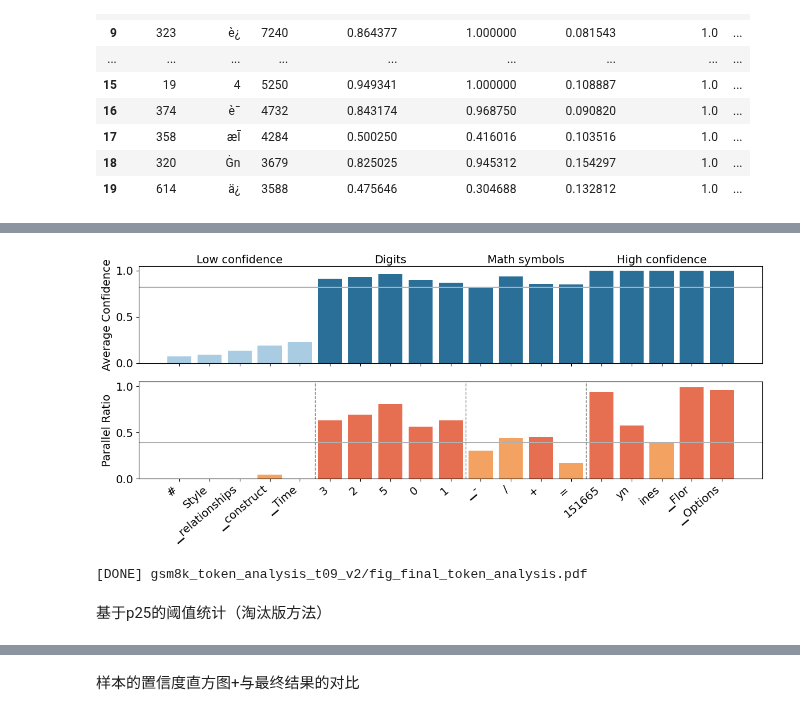
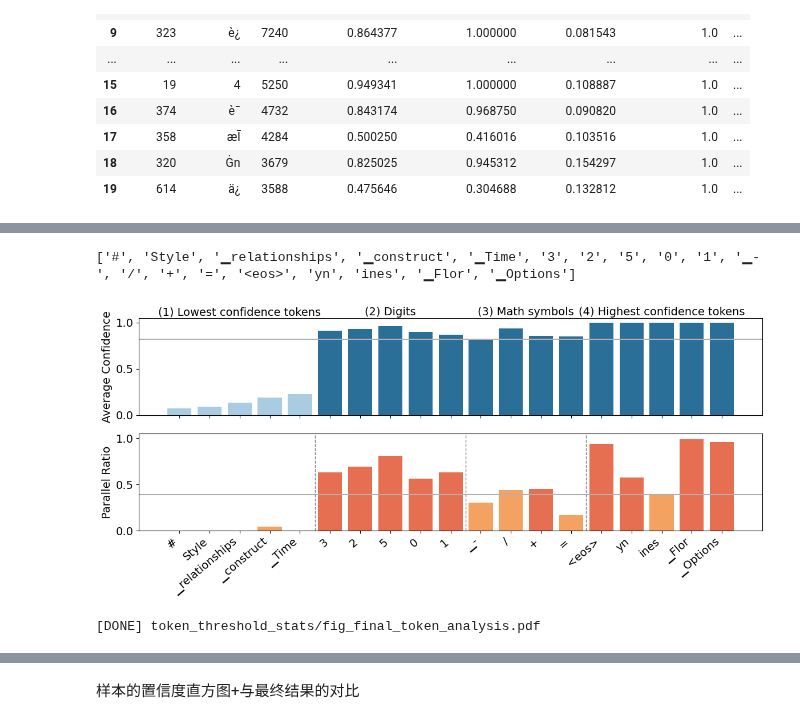
Before and after one commit to duterscmy/Prophet, a Jupyter notebook: analysis_confidence.ipynb, the cells around one changed output, grey strips where cells are left out. Cells and saved outputs as stored; diff of their text form; code cells hidden in the pictures.

```diff
--- a/analysis_confidence.ipynb
+++ b/analysis_confidence.ipynb
@@ -591,7 +786,7 @@ def pick_low_confidence_tokens(stats, k=5, used_ids=None):
     used_ids = used_ids or set()
     df = stats[~stats["token_id"].isin(used_ids)].copy()
     df = df.sort_values("mean_confidence", ascending=True).head(k)
-    df["category"] = "Low confidence"
+    df["category"] = "(1) Lowest confidence tokens"
     return df
 
 
@@ -599,7 +794,7 @@ def pick_high_confidence_tokens(stats, k=5, used_ids=None):
     used_ids = used_ids or set()
     df = stats[~stats["token_id"].isin(used_ids)].copy()
     df = df.sort_values("mean_confidence", ascending=False).head(k)
-    df["category"] = "High confidence"
+    df["category"] = "(4) Highest confidence tokens"
     return df
 
 
@@ -618,7 +813,7 @@ def pick_digit_tokens(stats, k=5, used_ids=None):
         return pd.DataFrame(columns=list(stats.columns) + ["category"])
 
     df = pd.DataFrame(rows).sort_values("freq", ascending=False).head(k)
-    df["category"] = "Digits"
+    df["category"] = "(2) Digits"
     return df
 
 
@@ -637,7 +832,7 @@ def pick_math_tokens(stats, k=5, used_ids=None):
         return pd.DataFrame(columns=list(stats.columns) + ["category"])
 
     df = pd.DataFrame(rows).sort_values("freq", ascending=False).head(k)
-    df["category"] = "Math symbols"
+    df["category"] = "(3) Math symbols"
     return df
 
 
@@ -662,7 +857,7 @@ def build_grouped(stats_by_freq, stats_by_conf, k=5):
 
     df = pd.concat(parts, ignore_index=True)
 
-    order = ["Low confidence", "Digits", "Math symbols", "High confidence"]
+    order = ["(1) Lowest confidence tokens", "(2) Digits", "(3) Math symbols", "(4) Highest confidence tokens"]
     df["category"] = pd.Categorical(df["category"], categories=order, ordered=True)
     df = df.sort_values("category").reset_index(drop=True)
 
@@ -712,8 +907,10 @@ def plot_final(df, out_path, mean_conf, mean_par):
     axes[1].axhline(mean_par, color=GRAY, linewidth=1.5)
 
     axes[1].set_xticks(x)
-    axes[1].set_xticklabels(df["label"], rotation=40, ha="right", fontsize=14)
-
+    labels = df["label"].tolist()
+    labels = list(map(lambda s: "<eos>" if s=="151665" else s , labels))
+    axes[1].set_xticklabels(labels, rotation=40, ha="right", fontsize=14)
+    print(labels)
     axes[1].tick_params(axis='both', labelsize=14)
 
     # =========================
@@ -733,34 +930,33 @@ def plot_final(df, out_path, mean_conf, mean_par):
     for i, c in enumerate(df["category"]):
         groups.setdefault(str(c), []).append(i)
 
     for name, idxs in groups.items():
         mid = (idxs[0] + idxs[-1]) / 2
         axes[0].text(mid, 1.08, name, ha="center", fontsize=14)
 
     plt.tight_layout()
 
     plt.savefig(out_path, dpi=300, bbox_inches="tight")
     plt.show()
     plt.close()
 
 
 # =========================
 # RUN
 # =========================
 grouped = build_grouped(stats_by_freq, stats_by_conf, num_per_category)
 
 mean_conf = stats_by_freq["mean_confidence"].mean()
 mean_par = stats_by_freq["parallel_ratio"].mean()
 
 out_file = out_dir / "fig_final_token_analysis.pdf"
 
 plot_final(grouped, out_file, mean_conf, mean_par)
 
 grouped.to_csv(out_dir / "grouped_tokens.csv", index=False)
 
 print("[DONE]", out_file)
 # %% [output]
+['#', 'Style', '▁relationships', '▁construct', '▁Time', '3', '2', '5', '0', '1', '▁-', '/', '+', '=', '<eos>', 'yn', 'ines', '▁Flor', '▁Options']
-[figure, old version]
+[figure, new version]
-[DONE] gsm8k_token_analysis_t09_v2/fig_final_token_analysis.pdf
+[DONE] token_threshold_stats/fig_final_token_analysis.pdf
-# %% [markdown]
-基于p25的阈值统计（淘汰版方法）
```
Also changed, not shown: parts of 18 cells of this notebook.
